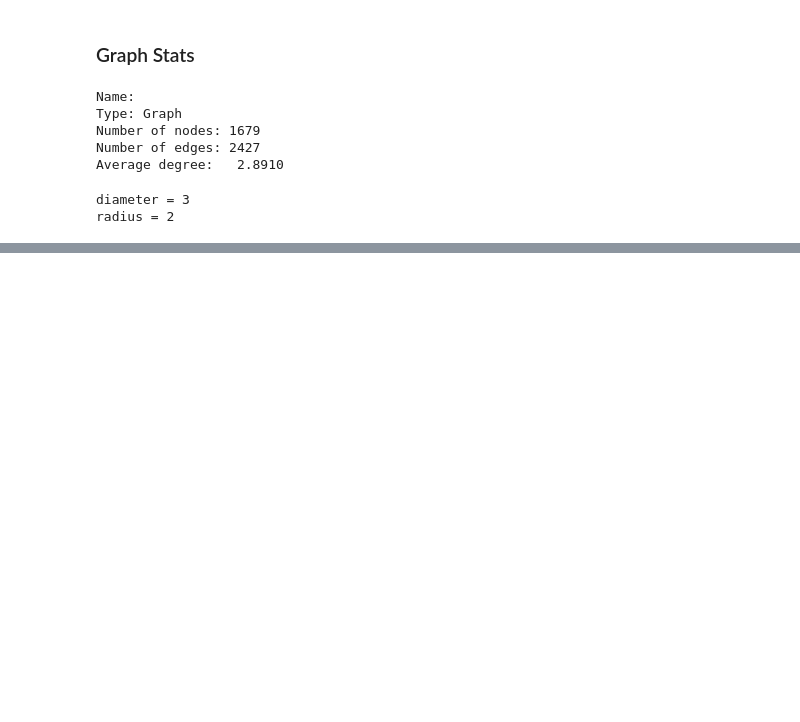
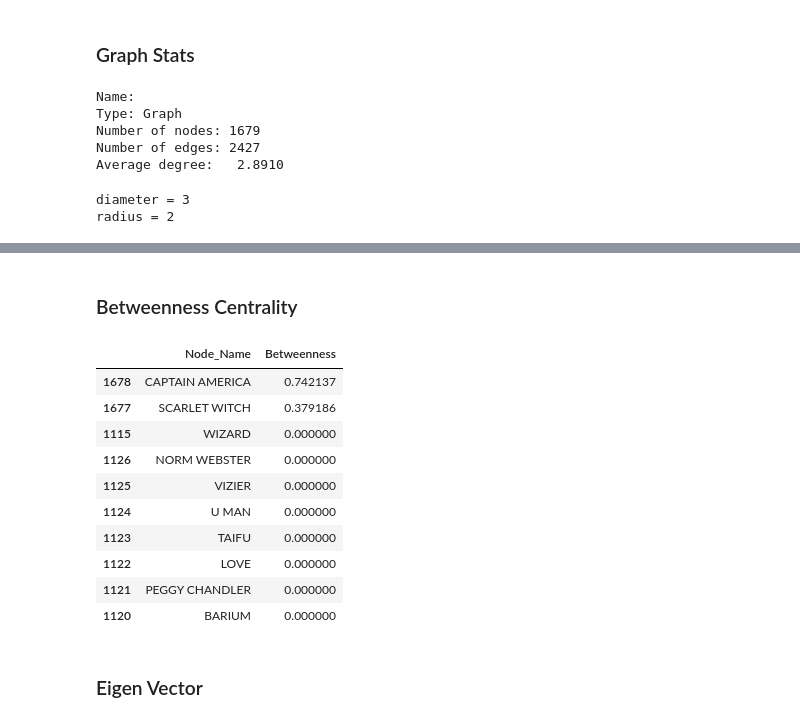
Before and after one commit to dhnanjay/CUNY, a Jupyter notebook: DATA620/Project1/Project 1-DATA620.ipynb, the cells around one changed output, grey strips where cells are left out. Saved outputs shown, nothing was run; the diff lists cells and outputs as text; code cells hidden in the pictures; blank space fills up the shorter version.

```diff
--- a/DATA620/Project1/Project 1-DATA620.ipynb
+++ b/DATA620/Project1/Project 1-DATA620.ipynb
@@ -433,0 +490,22 @@ nDf2.tail(2)
+# %% [markdown]
+### Betweenness Centrality
+# %%
+betweenness = nx.betweenness_centrality(cG)
+betweenness = sorted(betweenness.items(), key=operator.itemgetter(1))
+btDf = pd.DataFrame(columns=['Node_Name', 'Betweenness'], data=betweenness)
+btDf.sort_values(['Betweenness'], ascending=False, inplace=True)
+btDf.head(10)
+# %% [output]
+|  | Node_Name | Betweenness |
+| 1678 | CAPTAIN AMERICA | 0.742137 |
+| 1677 | SCARLET WITCH | 0.379186 |
+| 1115 | WIZARD | 0.000000 |
+| 1126 | NORM WEBSTER | 0.000000 |
+| 1125 | VIZIER | 0.000000 |
+| 1124 | U MAN | 0.000000 |
+| 1123 | TAIFU | 0.000000 |
+| 1122 | LOVE | 0.000000 |
+| 1121 | PEGGY CHANDLER | 0.000000 |
+| 1120 | BARIUM | 0.000000 |
+# %% [markdown]
+### Eigen Vector
```
Also changed, not shown: parts of 13 cells of this notebook.
